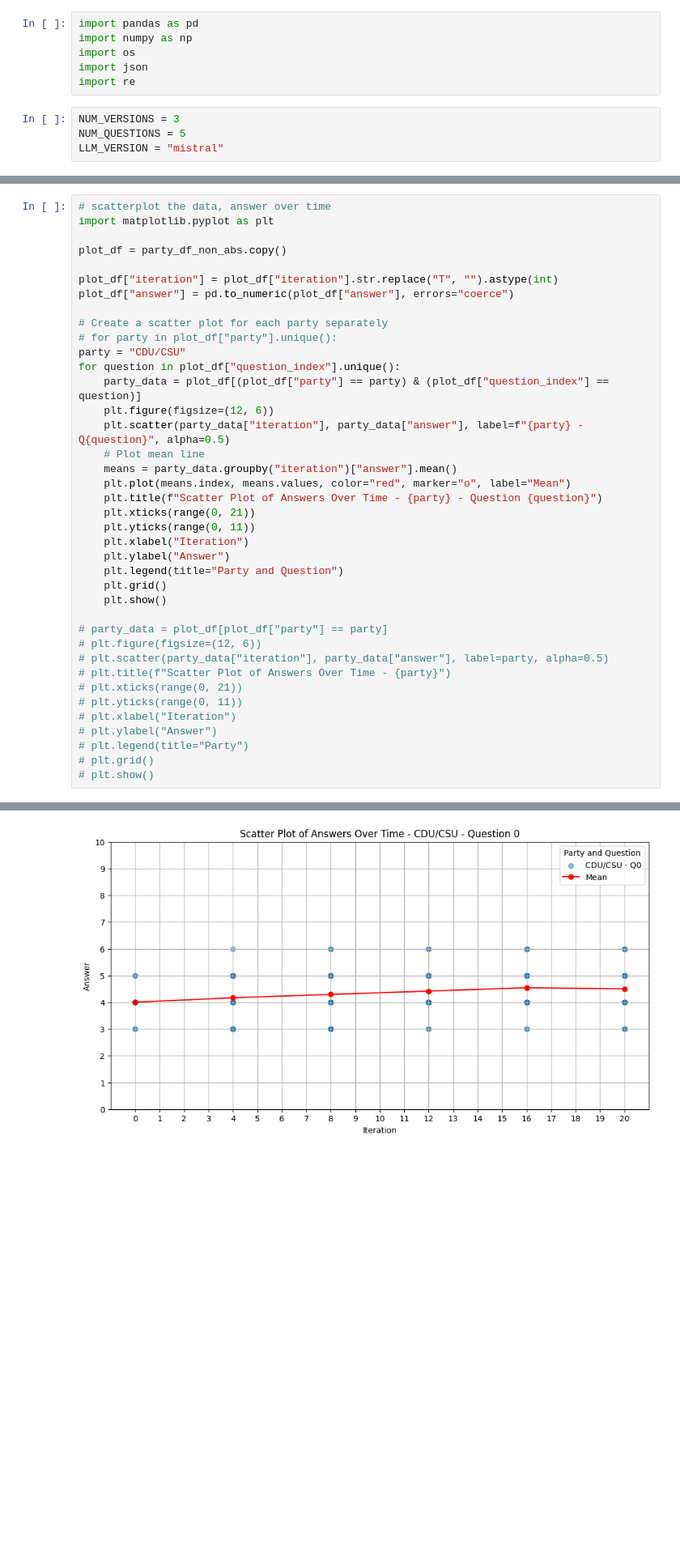
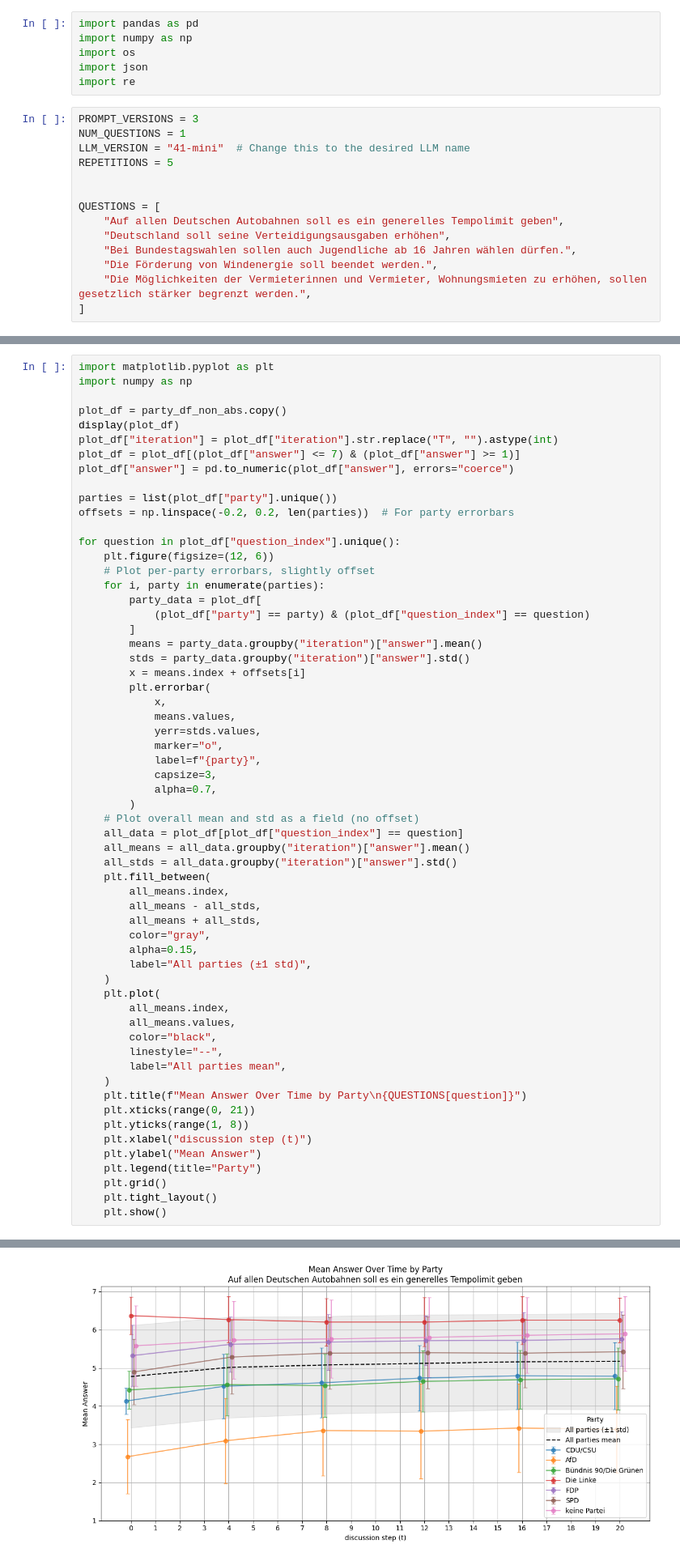
Before and after one commit to LawrenceFulton/SAUCE, a Jupyter notebook: analyze/lmm.ipynb, the cells around one changed output, grey strips where cells are left out. Shown at 81% size. Drawn from its saved outputs; the diff is of its cells as text; blank space fills up the shorter version.

```diff
--- a/analyze/lmm.ipynb
+++ b/analyze/lmm.ipynb
@@ -5,9 +5,19 @@ import os
 import json
 import re
 # %%
-NUM_VERSIONS = 3
-NUM_QUESTIONS = 5
-LLM_VERSION = "mistral"
+PROMPT_VERSIONS = 3
+NUM_QUESTIONS = 1
+LLM_VERSION = "41-mini"  # Change this to the desired LLM name
+REPETITIONS = 5
+
+
+QUESTIONS = [
+    "Auf allen Deutschen Autobahnen soll es ein generelles Tempolimit geben",
+    "Deutschland soll seine Verteidigungsausgaben erhöhen",
+    "Bei Bundestagswahlen sollen auch Jugendliche ab 16 Jahren wählen dürfen.",
+    "Die Förderung von Windenergie soll beendet werden.",
+    "Die Möglichkeiten der Vermieterinnen und Vermieter, Wohnungsmieten zu erhöhen, sollen gesetzlich stärker begrenzt werden.",
+]
 # %%
 # open dir ../configs
 # Get the current working directory of the notebook
@@ -427,40 +250,61 @@ Formatted DataFrame:
 # %%
-# scatterplot the data, answer over time
 import matplotlib.pyplot as plt
+import numpy as np
 
 plot_df = party_df_non_abs.copy()
-
+display(plot_df)
 plot_df["iteration"] = plot_df["iteration"].str.replace("T", "").astype(int)
+plot_df = plot_df[(plot_df["answer"] <= 7) & (plot_df["answer"] >= 1)]
 plot_df["answer"] = pd.to_numeric(plot_df["answer"], errors="coerce")
 
-# Create a scatter plot for each party separately
-# for party in plot_df["party"].unique():
-party = "CDU/CSU"
+parties = list(plot_df["party"].unique())
+offsets = np.linspace(-0.2, 0.2, len(parties))  # For party errorbars
+
 for question in plot_df["question_index"].unique():
-    party_data = plot_df[(plot_df["party"] == party) & (plot_df["question_index"] == question)]
     plt.figure(figsize=(12, 6))
-    plt.scatter(party_data["iteration"], party_data["answer"], label=f"{party} - Q{question}", alpha=0.5)
-    # Plot mean line
-    means = party_data.groupby("iteration")["answer"].mean()
-    plt.plot(means.index, means.values, color="red", marker="o", label="Mean")
-    plt.title(f"Scatter Plot of Answers Over Time - {party} - Question {question}")
+    # Plot per-party errorbars, slightly offset
+    for i, party in enumerate(parties):
+        party_data = plot_df[
+            (plot_df["party"] == party) & (plot_df["question_index"] == question)
+        ]
+        means = party_data.groupby("iteration")["answer"].mean()
+        stds = party_data.groupby("iteration")["answer"].std()
+        x = means.index + offsets[i]
+        plt.errorbar(
+            x,
+            means.values,
+            yerr=stds.values,
+            marker="o",
+            label=f"{party}",
+            capsize=3,
+            alpha=0.7,
+        )
+    # Plot overall mean and std as a field (no offset)
+    all_data = plot_df[plot_df["question_index"] == question]
+    all_means = all_data.groupby("iteration")["answer"].mean()
+    all_stds = all_data.groupby("iteration")["answer"].std()
+    plt.fill_between(
+        all_means.index,
+        all_means - all_stds,
+        all_means + all_stds,
+        color="gray",
+        alpha=0.15,
+        label="All parties (±1 std)",
+    )
+    plt.plot(
+        all_means.index,
+        all_means.values,
+        color="black",
+        linestyle="--",
+        label="All parties mean",
+    )
+    plt.title(f"Mean Answer Over Time by Party\n{QUESTIONS[question]}")
     plt.xticks(range(0, 21))
-    plt.yticks(range(0, 11))
-    plt.xlabel("Iteration")
-    plt.ylabel("Answer")
-    plt.legend(title="Party and Question")
+    plt.yticks(range(1, 8))
+    plt.xlabel("discussion step (t)")
+    plt.ylabel("Mean Answer")
+    plt.legend(title="Party")
     plt.grid()
+    plt.tight_layout()
     plt.show()
-
-# party_data = plot_df[plot_df["party"] == party]
-# plt.figure(figsize=(12, 6))
-# plt.scatter(party_data["iteration"], party_data["answer"], label=party, alpha=0.5)
-# plt.title(f"Scatter Plot of Answers Over Time - {party}")
-# plt.xticks(range(0, 21))
-# plt.yticks(range(0, 11))
-# plt.xlabel("Iteration")
-# plt.ylabel("Answer")
-# plt.legend(title="Party")
-# plt.grid()
-# plt.show()
 # %% [output]
@@ -467 +324 @@ for question in plot_df["question_index"].unique():
-[figure, old version]
+[figure, new version]
```
Also changed, not shown: parts of 16 cells of this notebook, 6 other files.
